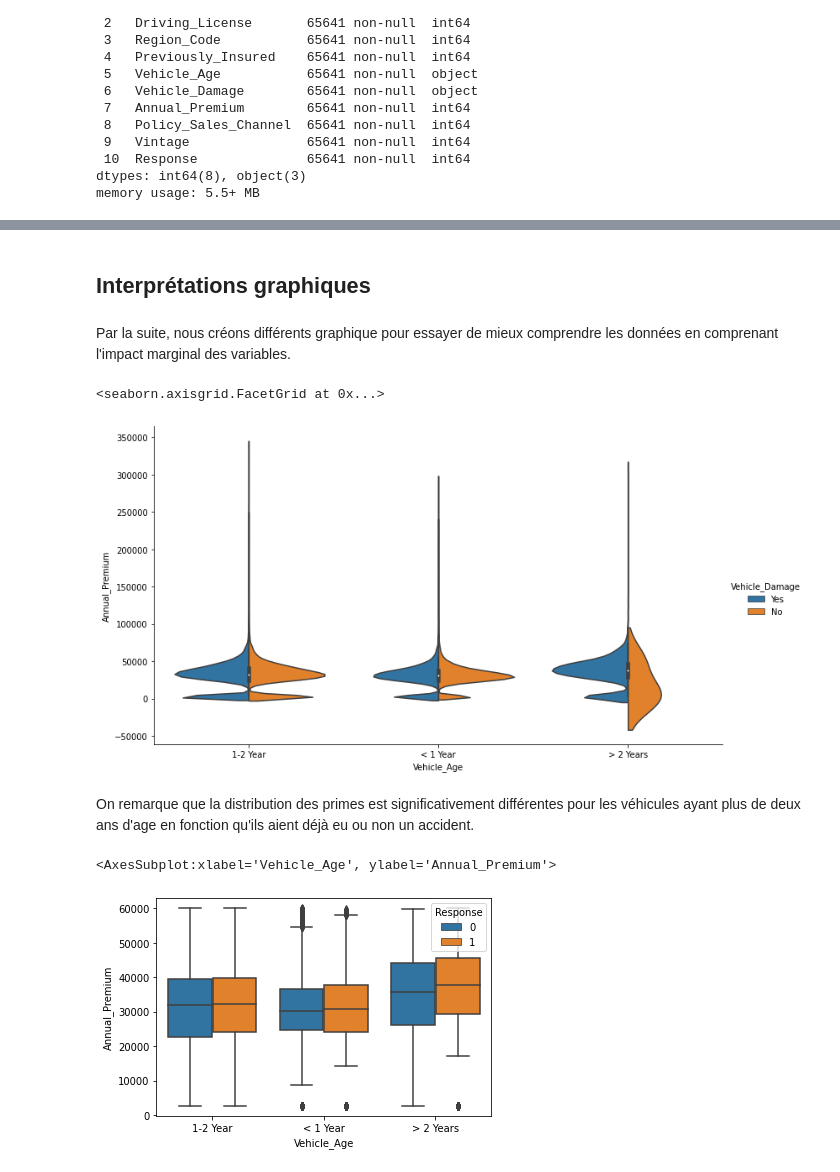
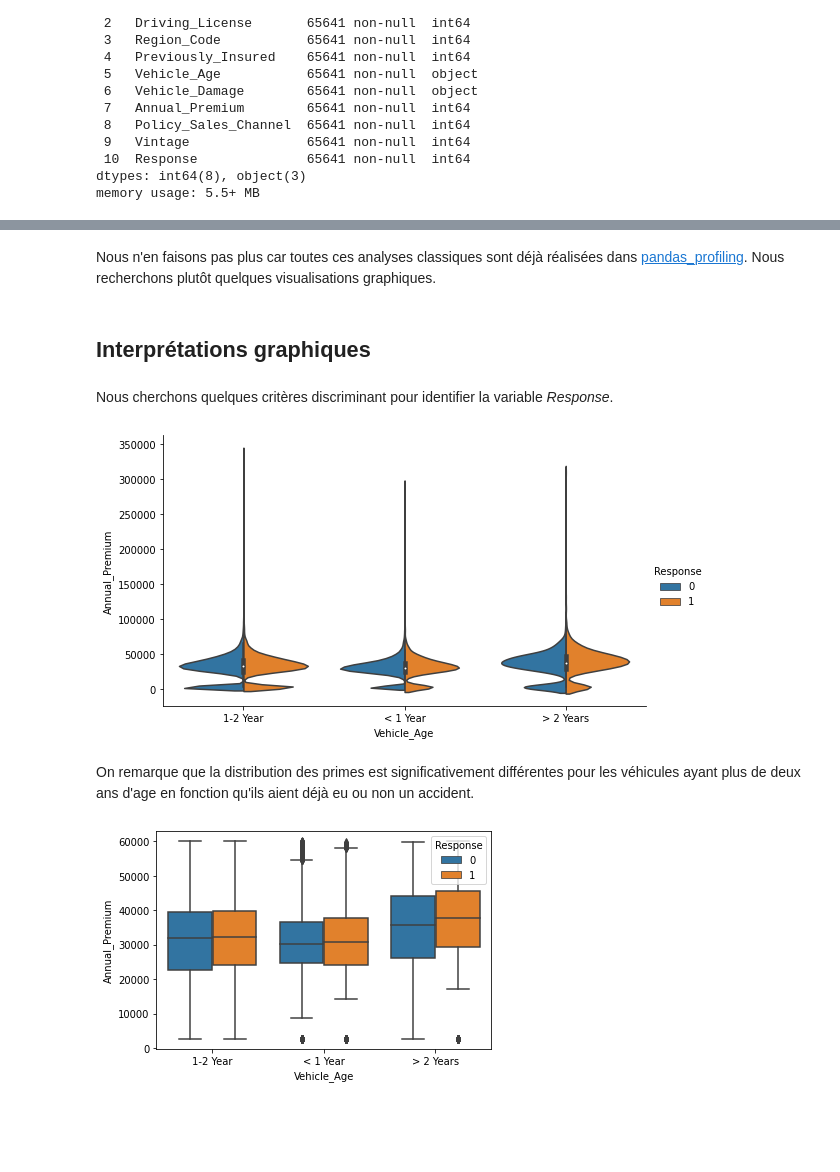
Before and after one commit to claviermathieu/ISFA-prj-datascience, a Jupyter notebook: book/_build/html/_sources/docs/1_desc/10_description.ipynb, the cells around one changed output, grey strips where cells are left out. Cells and saved outputs as stored; diff of their text form; code cells hidden in the pictures; blank space fills up the shorter version.

Commit message:
desc à jour

```diff
--- a/book/_build/html/_sources/docs/1_desc/10_description.ipynb
+++ b/book/_build/html/_sources/docs/1_desc/10_description.ipynb
@@ -120,16 +96,26 @@ dtype: int64
+# %% [markdown]
+Nous n'en faisons pas plus car toutes ces analyses classiques sont déjà réalisées dans <a href = "https://www.data.mclavier.com/prj_datascience/data_desc.html">pandas_profiling</a>. Nous recherchons plutôt quelques visualisations graphiques.
 # %% [markdown]
 ## Interprétations graphiques
-# %% [markdown]
-Par la suite, nous créons différents graphique pour essayer de mieux comprendre les données en comprenant l'impact marginal des variables.
+# %% [markdown]
+Nous cherchons quelques critères discriminant pour identifier la variable *Response*.
 # %%
-sns.catplot(data=train, kind="violin", x="Vehicle_Age", y="Annual_Premium", hue="Vehicle_Damage", split=True, height=6, aspect=16/9)
+sns.catplot(data=train,
+            kind="violin",
+            x="Vehicle_Age",
+            y="Annual_Premium",
+            hue="Response",
+            split=True, height=4.5, aspect=14/8)
+plt.show()
 # %% [output]
-<seaborn.axisgrid.FacetGrid at 0x...>
-[figure, old version]
+[figure, new version]
 # %% [markdown]
 On remarque que la distribution des primes est significativement différentes pour les véhicules ayant plus de deux ans d'age en fonction qu'ils aient déjà eu ou non un accident.
 # %%
-sns.boxplot(data = train[train["Annual_Premium"] < 60000], x="Vehicle_Age", y="Annual_Premium", hue="Response")
+sns.boxplot(data = train[train["Annual_Premium"] < 60000],
+            x="Vehicle_Age",
+            y="Annual_Premium",
+            hue="Response")
+plt.show()
 # %% [output]
-<AxesSubplot:xlabel='Vehicle_Age', ylabel='Annual_Premium'>
 [figure]
```
Also changed, not shown: parts of 14 cells of this notebook, 27 other files.
